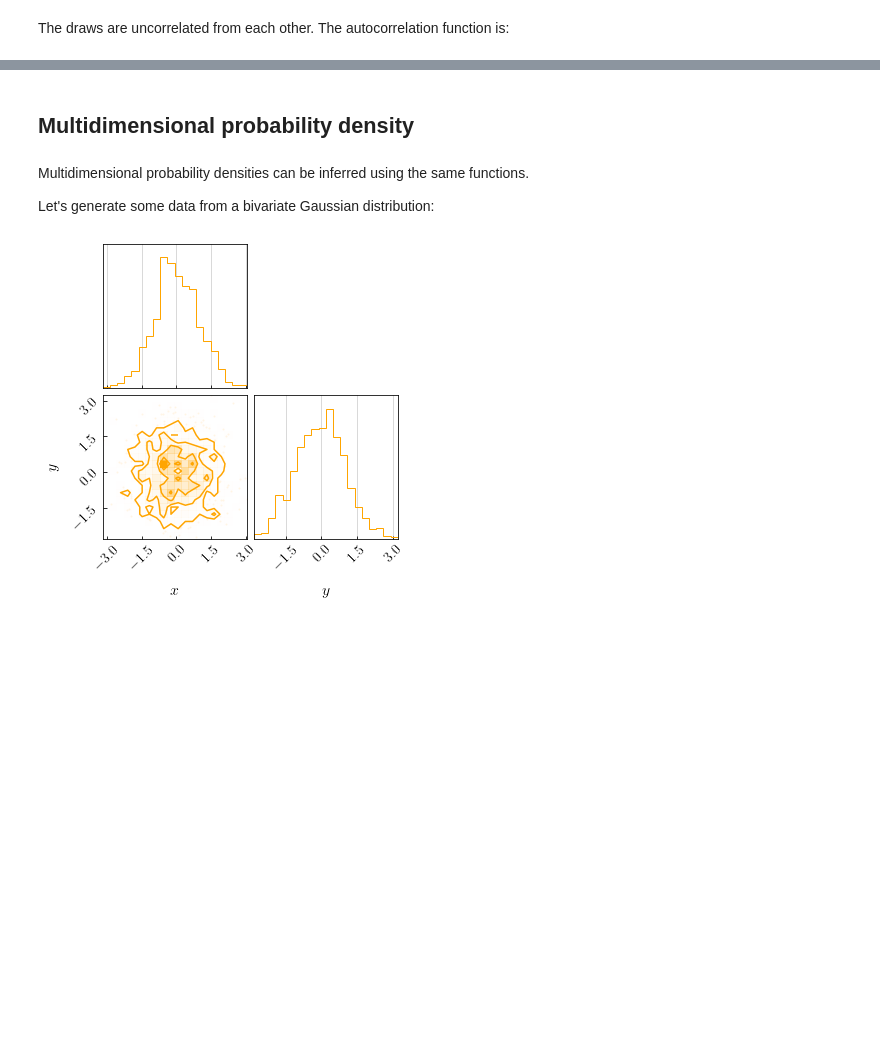
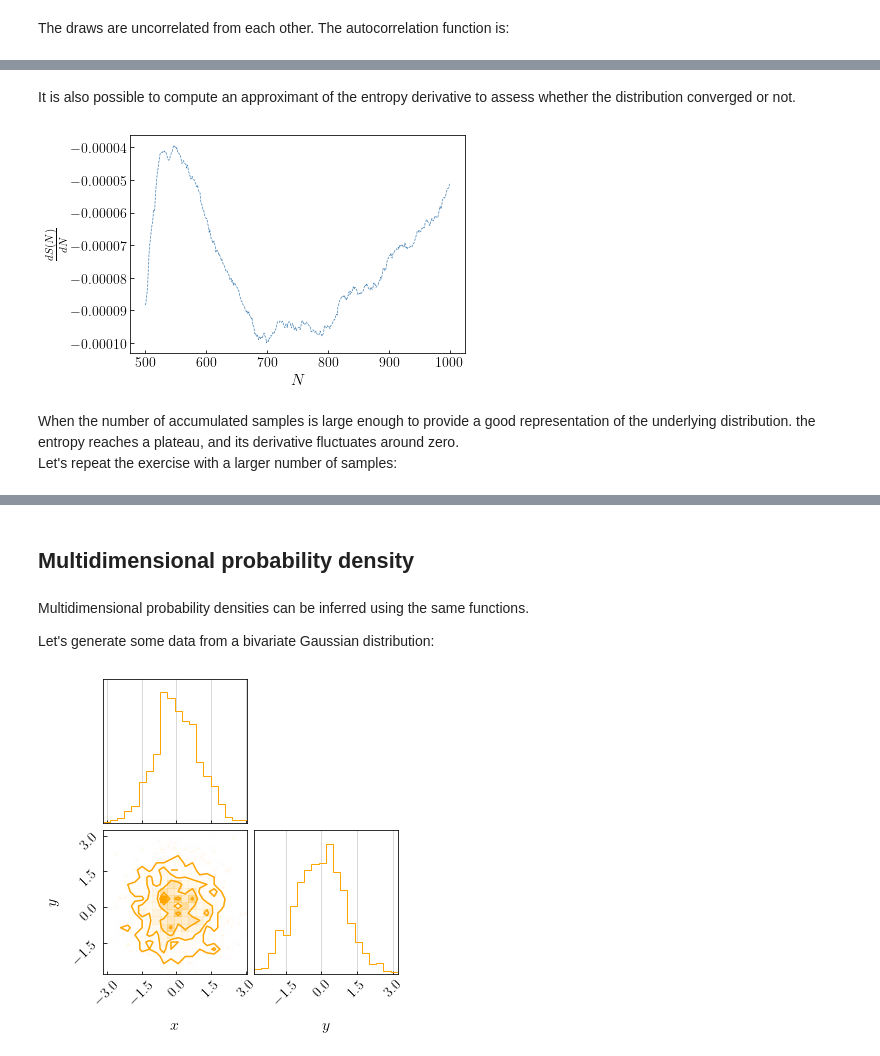
Before and after one commit to sterinaldi/FIGARO, a Jupyter notebook: notebooks/introductive_guide.ipynb, the cells around one changed output, grey strips where cells are left out. Drawn from its saved outputs; the diff is of its cells as text; code cells hidden in the pictures; blank space fills up the shorter version.

```diff
--- a/notebooks/introductive_guide.ipynb
+++ b/notebooks/introductive_guide.ipynb
@@ -129,0 +148,11 @@ autocorrelation(draws, bounds = [20, 40], save = False, show = True)
+# %% [markdown]
+It is also possible to compute an approximant of the entropy derivative to assess whether the distribution converged or not.
+# %%
+from figaro.diagnostic import plot_angular_coefficient
+
+ac = plot_angular_coefficient(S, show = True, save = False)
+# %% [output]
+[figure, added]
+# %% [markdown]
+When the number of accumulated samples is large enough to provide a good representation of the underlying distribution. the entropy reaches a plateau, and its derivative fluctuates around zero.\
+Let's repeat the exercise with a larger number of samples:
```
Also changed, not shown: parts of 15 cells of this notebook.
